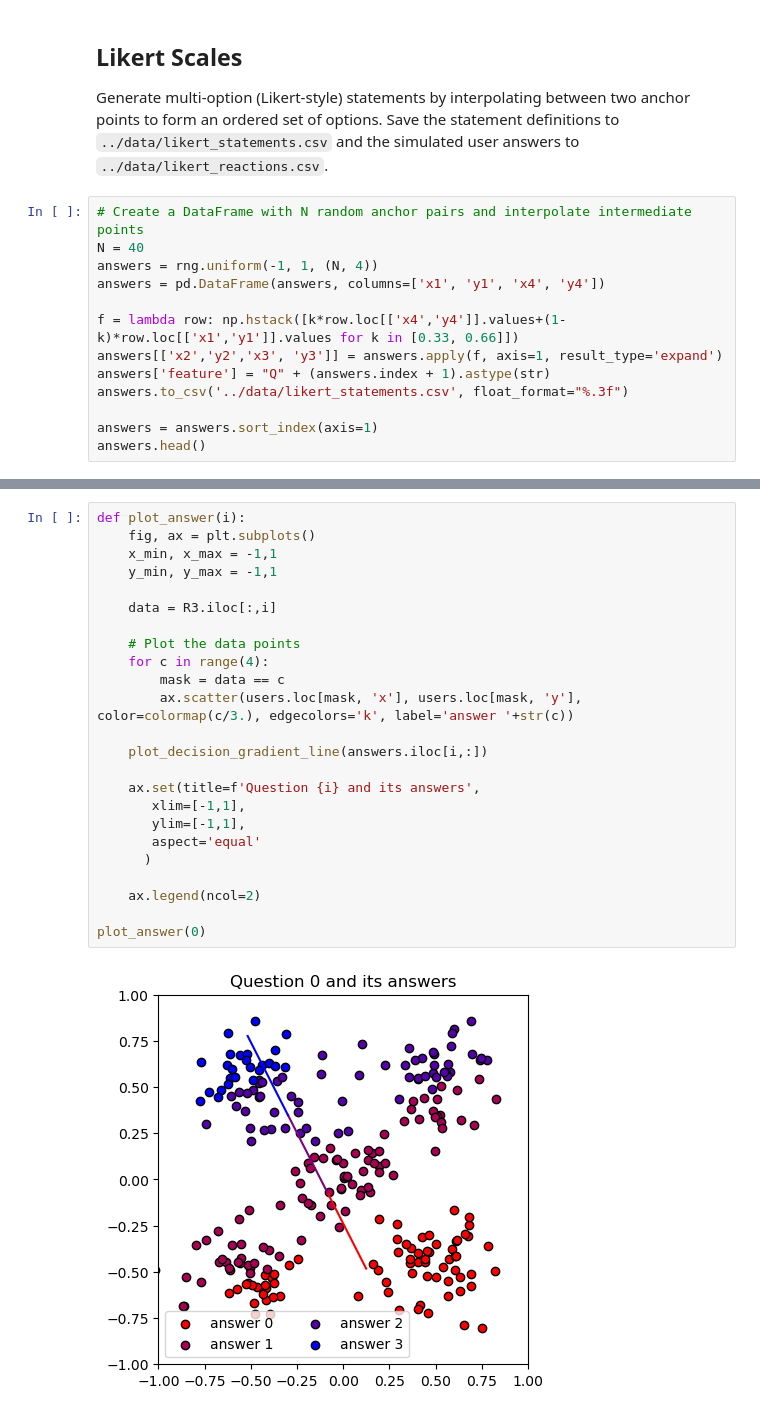
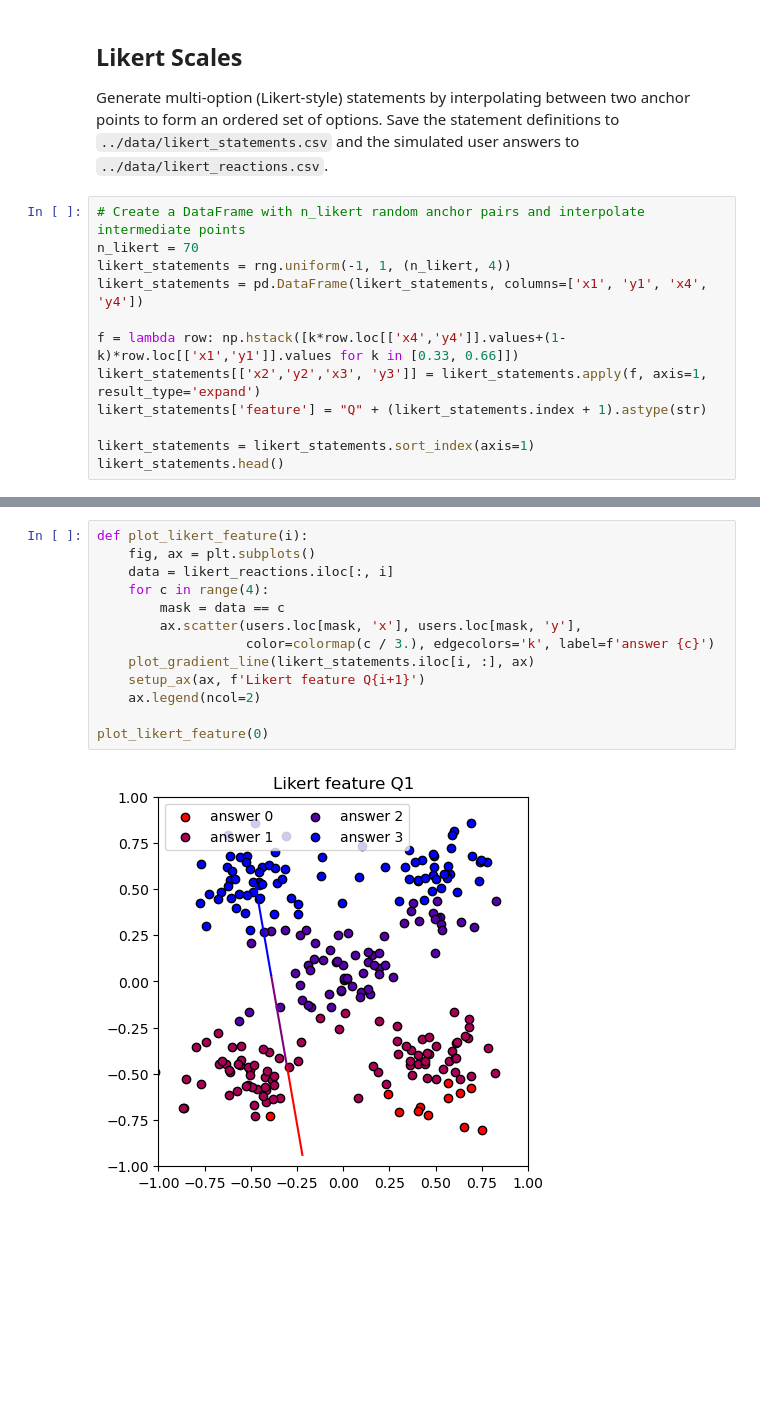
Before and after one commit to fsvbach/IXPLORE, a Jupyter notebook: notebooks/simulation.ipynb, the cells around one changed output, grey strips where cells are left out. Drawn from its saved outputs; the diff is of its cells as text; blank space fills up the shorter version.

```diff
--- a/notebooks/simulation.ipynb
+++ b/notebooks/simulation.ipynb
@@ -204,17 +183,16 @@ plot_feature(3)
 Generate multi-option (Likert-style) statements by interpolating between two anchor points to form an ordered set of options.
 Save the statement definitions to `../data/likert_statements.csv` and the simulated user answers to `../data/likert_reactions.csv`.
 # %%
-# Create a DataFrame with N random anchor pairs and interpolate intermediate points
-N = 40
-answers = rng.uniform(-1, 1, (N, 4))
-answers = pd.DataFrame(answers, columns=['x1', 'y1', 'x4', 'y4'])
+# Create a DataFrame with n_likert random anchor pairs and interpolate intermediate points
+n_likert = 70
+likert_statements = rng.uniform(-1, 1, (n_likert, 4))
+likert_statements = pd.DataFrame(likert_statements, columns=['x1', 'y1', 'x4', 'y4'])
 
 f = lambda row: np.hstack([k*row.loc[['x4','y4']].values+(1-k)*row.loc[['x1','y1']].values for k in [0.33, 0.66]])
-answers[['x2','y2','x3', 'y3']] = answers.apply(f, axis=1, result_type='expand')
-answers['feature'] = "Q" + (answers.index + 1).astype(str)
-answers.to_csv('../data/likert_statements.csv', float_format="%.3f")
+likert_statements[['x2','y2','x3', 'y3']] = likert_statements.apply(f, axis=1, result_type='expand')
+likert_statements['feature'] = "Q" + (likert_statements.index + 1).astype(str)
 
-answers = answers.sort_index(axis=1)
-answers.head()
+likert_statements = likert_statements.sort_index(axis=1)
+likert_statements.head()
 # %% [output]
 |  | feature | x1 | x2 | x3 | x4 | y1 | y2 | y3 | y4 |
@@ -293,27 +262,16 @@ R3
 # %%
-def plot_answer(i):
+def plot_likert_feature(i):
     fig, ax = plt.subplots()
-    x_min, x_max = -1,1
-    y_min, y_max = -1,1
-
-    data = R3.iloc[:,i]
-
-    # Plot the data points
+    data = likert_reactions.iloc[:, i]
     for c in range(4):
         mask = data == c
-        ax.scatter(users.loc[mask, 'x'], users.loc[mask, 'y'], color=colormap(c/3.), edgecolors='k', label='answer '+str(c))
-
-    plot_decision_gradient_line(answers.iloc[i,:])
-
-    ax.set(title=f'Question {i} and its answers',
-       xlim=[-1,1],
-       ylim=[-1,1],
-       aspect='equal'
-      )
-
+        ax.scatter(users.loc[mask, 'x'], users.loc[mask, 'y'],
+                   color=colormap(c / 3.), edgecolors='k', label=f'answer {c}')
+    plot_gradient_line(likert_statements.iloc[i, :], ax)
+    setup_ax(ax, f'Likert feature Q{i+1}')
     ax.legend(ncol=2)
 
-plot_answer(0)
+plot_likert_feature(0)
 # %% [output]
-[figure, old version]
+[figure, new version]
 # %%
```
Also changed, not shown: parts of 21 cells of this notebook, 20 other files.
